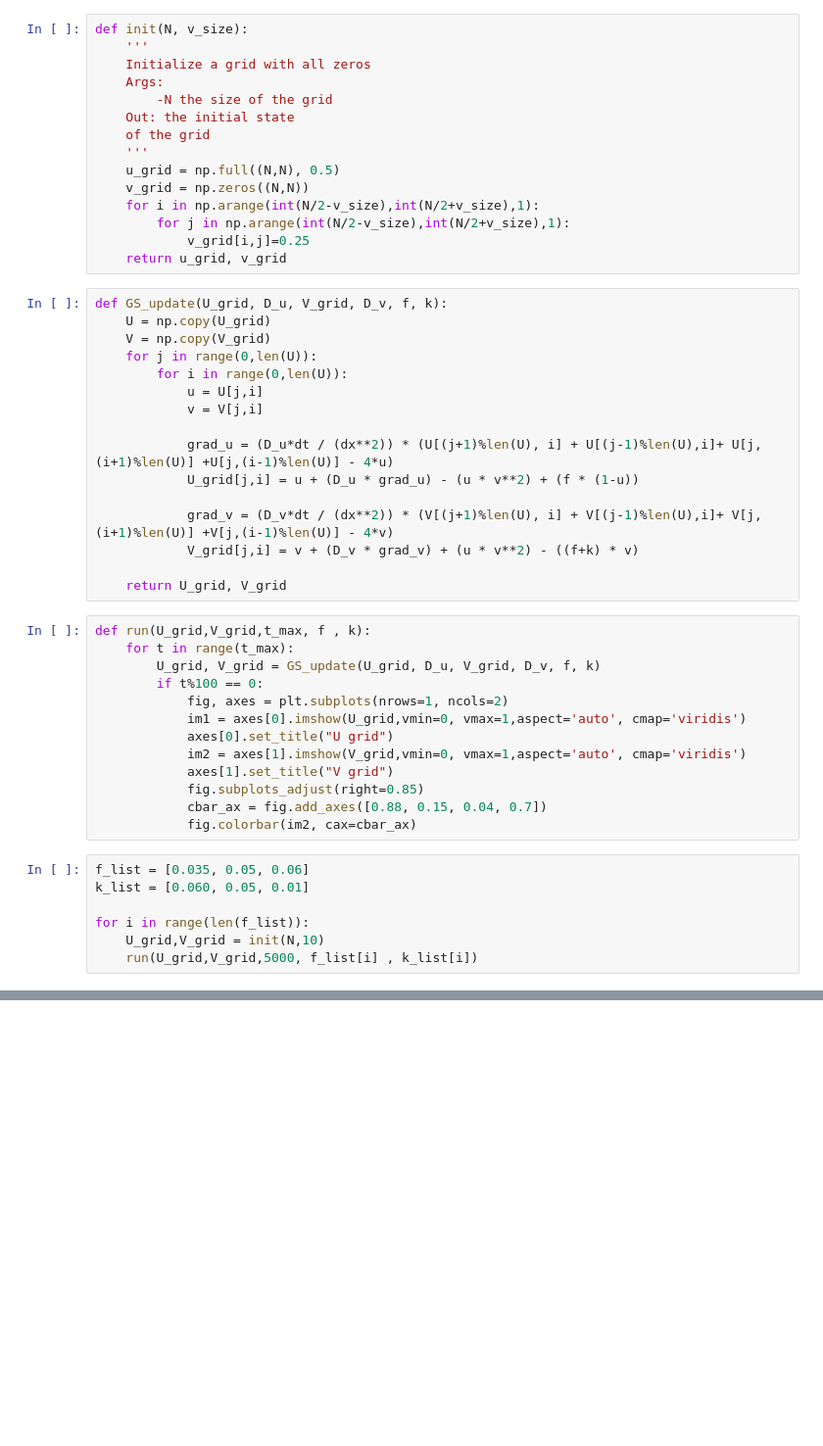
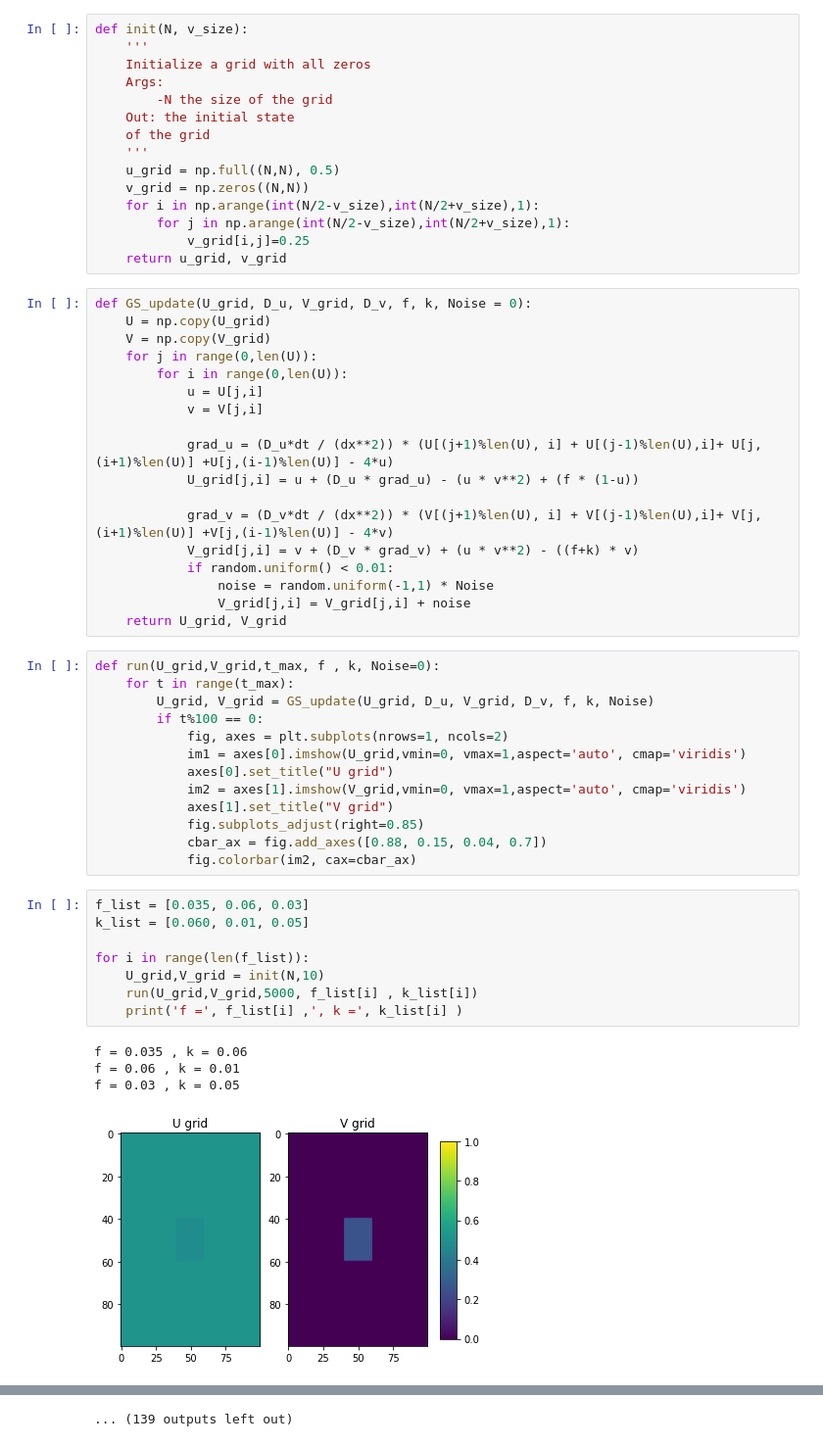
Before and after one commit to karellempes/ScieComp, a Jupyter notebook: Assignment 2/D, The Gray-Scott model.ipynb, the cells around one changed output, grey strips where cells are left out. Shown at 98% size. Drawn from its saved outputs; the diff is of its cells as text; blank space fills up the shorter version.

```diff
--- a/Assignment 2/D, The Gray-Scott model.ipynb
+++ b/Assignment 2/D, The Gray-Scott model.ipynb
@@ -31,7 +31,7 @@ def init(N, v_size):
             v_grid[i,j]=0.25
     return u_grid, v_grid
 # %%
-def GS_update(U_grid, D_u, V_grid, D_v, f, k):
+def GS_update(U_grid, D_u, V_grid, D_v, f, k, Noise = 0):
     U = np.copy(U_grid)
     V = np.copy(V_grid)
     for j in range(0,len(U)):
@@ -44,12 +44,14 @@ def GS_update(U_grid, D_u, V_grid, D_v, f, k):
 
             grad_v = (D_v*dt / (dx**2)) * (V[(j+1)%len(U), i] + V[(j-1)%len(U),i]+ V[j,(i+1)%len(U)] +V[j,(i-1)%len(U)] - 4*v)
             V_grid[j,i] = v + (D_v * grad_v) + (u * v**2) - ((f+k) * v)
-
+            if random.uniform() < 0.01:
+                noise = random.uniform(-1,1) * Noise
+                V_grid[j,i] = V_grid[j,i] + noise
     return U_grid, V_grid
 # %%
-def run(U_grid,V_grid,t_max, f , k):
+def run(U_grid,V_grid,t_max, f , k, Noise=0):
     for t in range(t_max):
-        U_grid, V_grid = GS_update(U_grid, D_u, V_grid, D_v, f, k)
+        U_grid, V_grid = GS_update(U_grid, D_u, V_grid, D_v, f, k, Noise)
         if t%100 == 0:
             fig, axes = plt.subplots(nrows=1, ncols=2)
             im1 = axes[0].imshow(U_grid,vmin=0, vmax=1,aspect='auto', cmap='viridis')
@@ -60,9 +62,15 @@ def run(U_grid,V_grid,t_max, f , k):
             cbar_ax = fig.add_axes([0.88, 0.15, 0.04, 0.7])
             fig.colorbar(im2, cax=cbar_ax)
 # %%
-f_list = [0.035, 0.05, 0.06]
-k_list = [0.060, 0.05, 0.01]
+f_list = [0.035, 0.06, 0.03]
+k_list = [0.060, 0.01, 0.05]
 
 for i in range(len(f_list)):
     U_grid,V_grid = init(N,10)
     run(U_grid,V_grid,5000, f_list[i] , k_list[i])
+    print('f =', f_list[i] ,', k =', k_list[i] )
+# %% [output]
+f = 0.035 , k = 0.06
+f = 0.06 , k = 0.01
+f = 0.03 , k = 0.05
+[figure, added]
@@ -68,0 +87 @@ for i in range(len(f_list)):
+... (139 outputs left out)
```
Also changed, not shown: parts of 4 cells of this notebook, 2 other files.
